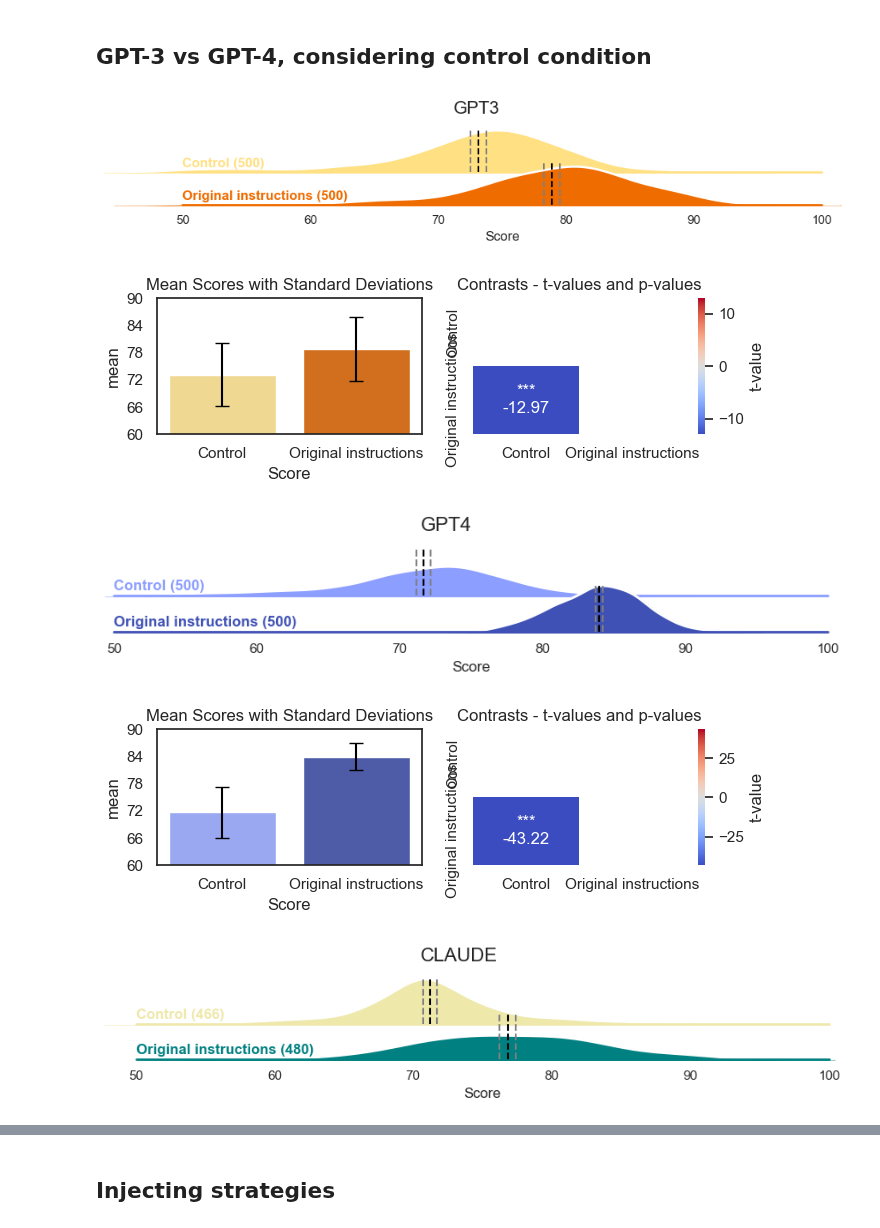
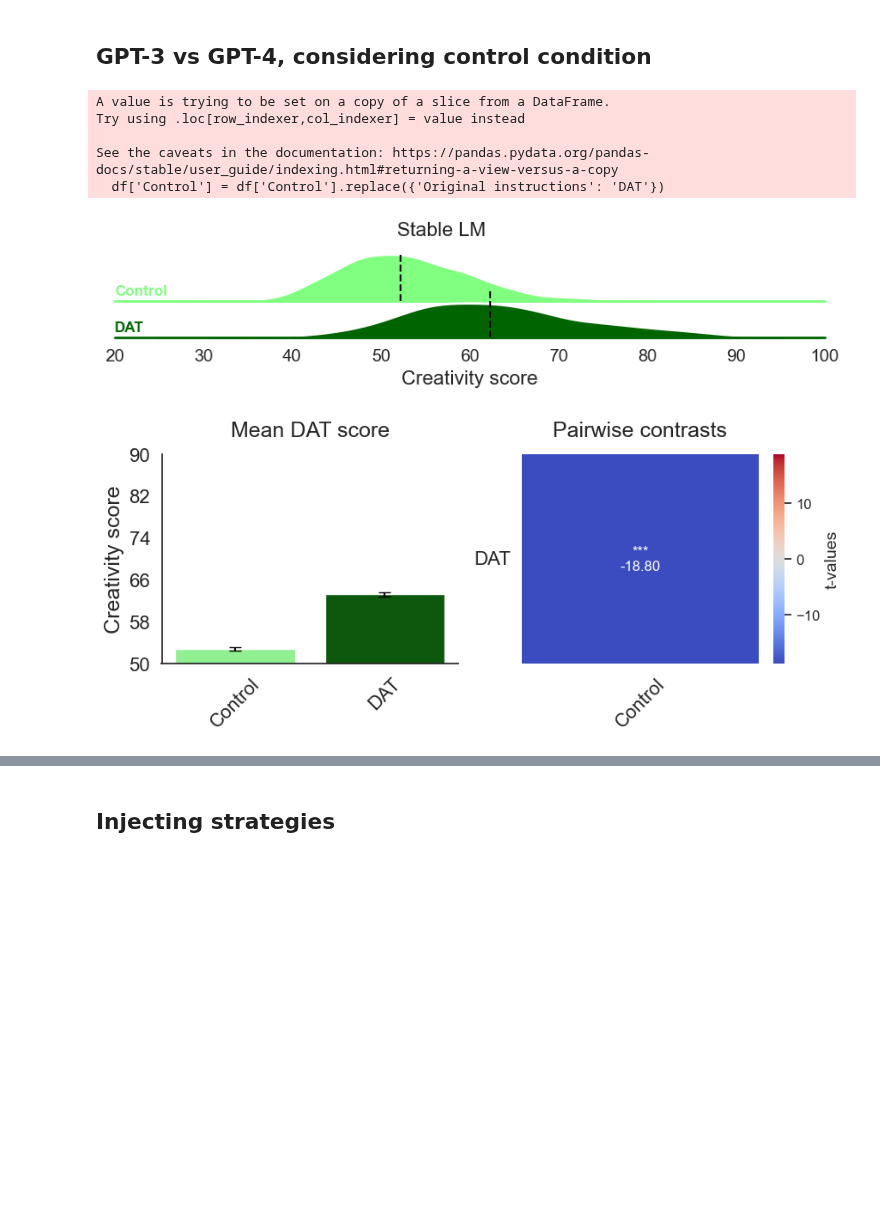
Before and after one commit to AntoineBellemare/DAT_GPT, a Jupyter notebook: scripts/visualization.ipynb, the cells around one changed output, grey strips where cells are left out. Cells and saved outputs as stored; diff of their text form; code cells hidden in the pictures; blank space fills up the shorter version.

```diff
--- a/scripts/visualization.ipynb
+++ b/scripts/visualization.ipynb
@@ -15,7 +15,7 @@ import matplotlib.pyplot as plt
 from statsmodels.stats.multitest import multipletests
 # %%
 # GloVe model from https://nlp.stanford.edu/projects/glove/
-model = dat.Model("glove.840B.300d.txt", "words.txt")
+model_dat = dat.Model("glove.840B.300d.txt", "words.txt")
 # %%
 colors = {'GPT3_low_DAT': '#FDB813',
           'GPT3_mid_DAT':'#EF6C00',
@@ -90,7 +96,7 @@ plot_distributions(colors)
 filename = "study2.tsv"
 
 # read the data into a DataFrame
-df = pd.read_csv(filename, sep='\t')
+df_human = pd.read_csv(filename, sep='\t')
 
 # extract the "dat" column as a list of floats
-dat_study = df['dat'].astype(float).tolist()
+dat_study = df_human['dat'].astype(float).tolist()
@@ -345,11 +408,11 @@ def normalize_filter(df):
 # %%
-from multiple_test import create_bar_plot, most_common_words
+from multiple_test import most_common_words
 import collections
 
-modelname = 'BARD'
-temp = 'Mid'
+modelname = 'GPT4'
+temp = 'Low'
 strategy = 'Original instructions'
-palette = 'RdBu'
+palette = 'Blues'
 n_words = 10
 
 df = results_df.loc[(results_df['Model']==modelname) & (results_df['Strategy']==strategy ) &
@@ -361,5 +424,6 @@ all_words = df['Words'].tolist()
 n_lists = len(all_words)
 all_words = [word for sublist in all_words for word in sublist]
 
-create_bar_plot(most_common_words(all_words, n_words), n_lists=n_lists, ylim=(0, 100), alpha=0.9, palette_name=palette, save=True, modelname=modelname, temp=temp, strategy=strategy)
+create_bar_plot(most_common_words(all_words, n_words), n_lists=n_lists, ylim=(0, 100), alpha=0.9, palette_name=palette,
+                save=True, modelname=modelname, temp=temp, strategy=strategy)
 # %% [output]
@@ -455,7 +646,7 @@ mean_conf
 # %% [markdown]
 ## GPT-3 vs GPT-4, considering control condition
 # %%
-from multiple_test import *
+#from multiple_test import *
 list_of_dfs = [results_df.loc[(results_df['Model']=='GPT3') &
                               (results_df['Control']!='Strategy')],
                results_df.loc[(results_df['Model']=='GPT4') &
@@ -463,58 +654,85 @@ list_of_dfs = [results_df.loc[(results_df['Model']=='GPT3') &
                               (results_df['Control']!='Strategy')],
                results_df.loc[(results_df['Model']=='CLAUDE') &
                               (results_df['Temperature']=='Mid') &
+                              (results_df['Control']!='Strategy')],
+               results_df.loc[(results_df['Model']=='PYTHIA') &
+                              (results_df['Temperature']=='Mid') &
+                              (results_df['Control']!='Strategy')],
+               results_df.loc[(results_df['Model']=='BARD') &
+                              (results_df['Temperature']=='Mid') &
+                              (results_df['Control']!='Strategy')],]
+
+list_of_dfs = [results_df.loc[(results_df['Model']=='BARD') &
+                              (results_df['Temperature']=='Mid') &
+                              (results_df['Control']!='Strategy')],]
+
+list_of_dfs = [results_df.loc[(results_df['Model']=='Stable_LM_sai') &
+                              (results_df['Temperature']=='Mid') &
                               (results_df['Control']!='Strategy')],]
 
 for e, df in enumerate(list_of_dfs):
       gpt = df["Model"].unique()[0]
       # Remove observations with more or less than 3 std, and then randomly sample up to 500 observations
+      df['Control'] = df['Control'].replace({'Original instructions': 'DAT'})
       df = df.groupby('Control').apply(lambda x: x[np.abs(x['Score'] - x['Score'].mean()) <= 3 * x['Score'].std()]).reset_index(drop=True)
       df = df.groupby('Control').apply(lambda x: x.sample(min(len(x), 500), random_state=42)).reset_index(drop=True)
 
 
       # Initialize the FacetGrid object
       pal = [colors[f'{gpt}_mid_DAT'], colors[f'{gpt}_mid_control']]
-      order = ['Control', 'Original instructions']
+      order = ['Control', 'DAT']
       g = sns.FacetGrid(df, row="Control", hue="Control", aspect=9, height=1, palette=[pal[1], pal[0]], row_order=order)
 
       # Draw the densities in a few steps
       g.map(sns.kdeplot, "Score",
             bw_adjust=1, clip_on=False,
             fill=True, alpha=1, linewidth=1.5)
       g.map(sns.kdeplot, "Score", clip_on=False, color="w", lw=2, bw_adjust=1)
 
       # passing color=None to refline() uses the hue mapping
       g.refline(y=0, linewidth=2, linestyle="-", color=None, clip_on=False)
 
-
+      # txt = f"{label} ({len(df.loc[df['Control']==label])})"
       # Define and use a simple function to label the plot in axes coordinates
       def label(x, color, label):
             ax = plt.gca()
-            txt = f"{label} ({len(df.loc[df['Control']==label])})"
+            txt = f"{label}"
             ax.text(0, .2, txt, fontweight="bold", color=color,
                         ha="left", va="center", transform=ax.transAxes)
+      # change title from the FaceGrid object
+      #g.set_titles("Stable LM")
       g.map(label, "Score")
       mean_conf, pvals, tvals = analyze_results(df, 'Control', order=order)
+      #print(mean_conf)
       # Add vertical lines for mean and confidence intervals
       for ax, model in zip(g.axes.flat, [0,1]):
-            ax.axvline(mean_conf['mean'][model], color='black', linestyle='--')
-            ax.axvline(mean_conf['ci_low'][model], color='gray', linestyle='--')
-            ax.axvline(mean_conf['ci_high'][model], color='gray', linestyle='--')
+            ax.axvline(mean_conf['median'][model], color='black', linestyle='--')
+            #ax.axvline(mean_conf['1std'][model], color='gray', linestyle='--')
+            #ax.axvline(mean_conf['-1std'][model], color='gray', linestyle='--')
       # Set the subplots to overlap
+      for ax in g.axes.flat:
+            ax.set_xlabel('Creativity score', fontsize=16)
+            for label in ax.get_xticklabels():
+                  label.set_fontsize(14)
       g.figure.subplots_adjust(hspace=-.25)
 
       # Remove axes details that don't play well with overlap
       g.set_titles("")
-      g.set(xlim=(30, 100))
+      # set the main title of the figure
+
       g.set(yticks=[], ylabel="")
       g.despine(bottom=True, left=True)
-      g.set(xlim=(50, 100))
+      g.set(xlim=(20, 100))
       g.fig.suptitle(df['Model'].unique()[0], fontsize=16)
+      g.fig.suptitle('Stable LM', fontsize=16)
       g.savefig('DAT_GPT_control4_kde_{}'.format(str(e)), dpi=300)
-      create_heatmap(mean_conf, 'Control', tvals_table=tvals, pvals_table=pvals, pal=reversed(pal), order=['Control', 'Original instructions'], save='DAT_GPT_control4_{}'.format(str(e)), large=7)
+      create_heatmap(mean_conf, 'Control', tvals_table=tvals, pvals_table=pvals, pal=reversed(pal), order=['Control', 'DAT'],
+                     save='DAT_GPT_control6_{}'.format(str(e)), large=(9, 4), xlim=(50,90), rotation=45, axis_name='Creativity score')
 # %% [output]
+A value is trying to be set on a copy of a slice from a DataFrame.
+Try using .loc[row_indexer,col_indexer] = value instead
+
+See the caveats in the documentation: https://pandas.pydata.org/pandas-docs/stable/user_guide/indexing.html#returning-a-view-versus-a-copy
+  df['Control'] = df['Control'].replace({'Original instructions': 'DAT'})
-[figure, old version]
+[figure, new version]
-[figure, old version]
+[figure, new version]
-[figure, removed]
-[figure, removed]
-[figure, removed]
```
Also changed, not shown: parts of 24 cells of this notebook.
